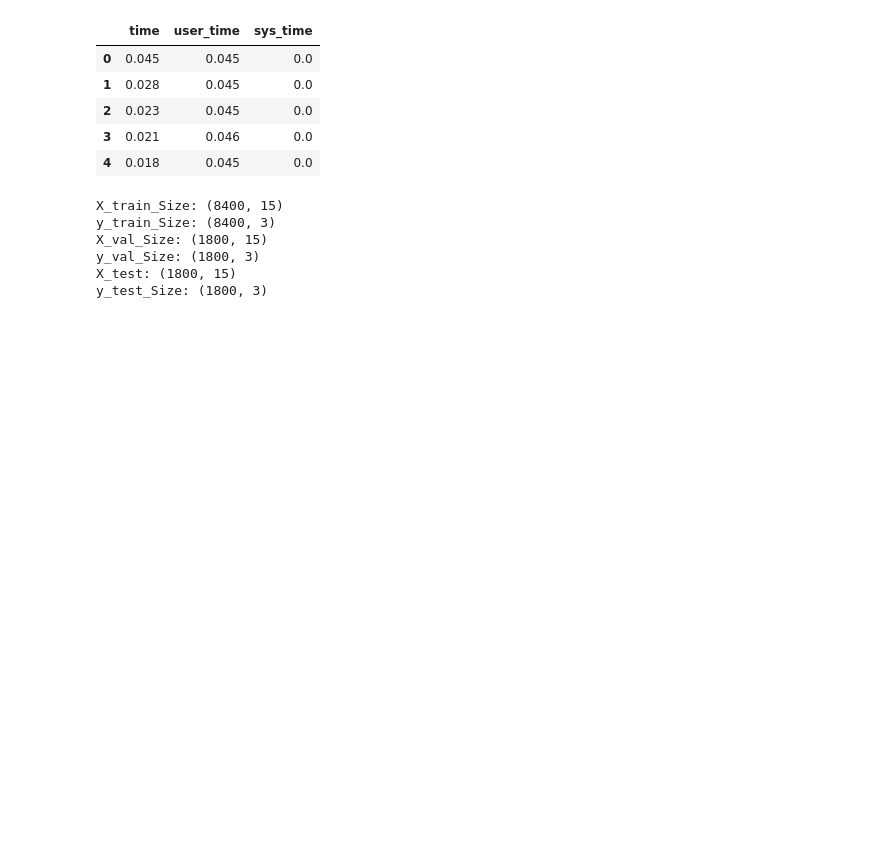
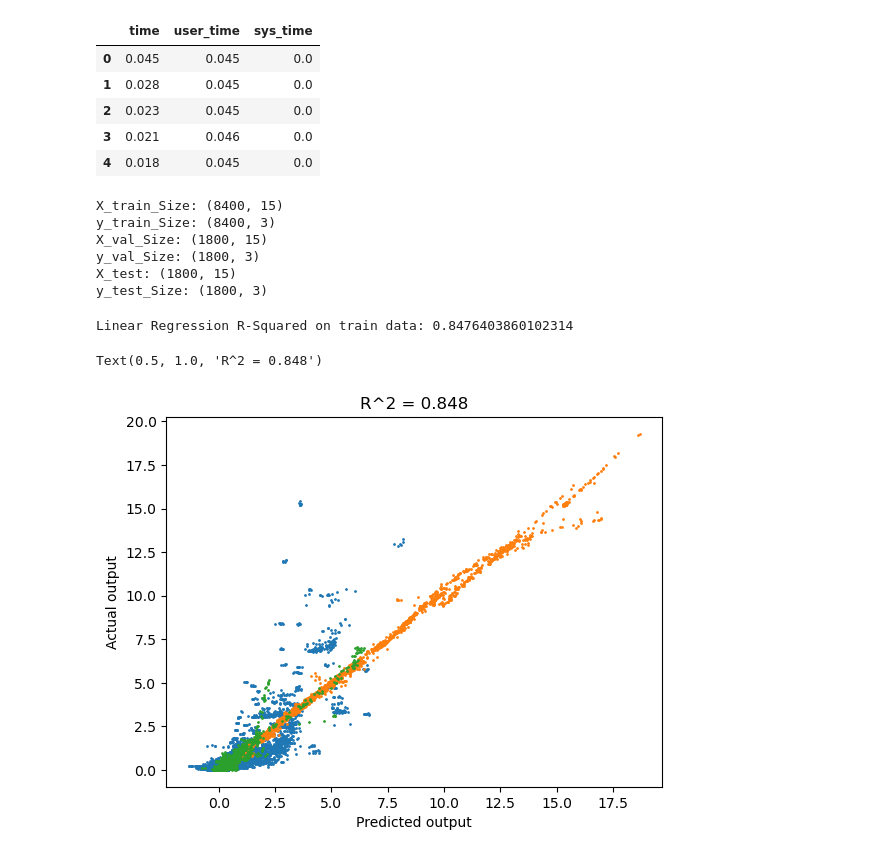
Before and after one commit to WYB929/2023_multicore_project, a Jupyter notebook: src/baseline_models.ipynb, the cells around one changed output. Drawn from its saved outputs; the diff is of its cells as text; code cells hidden in the pictures; blank space fills up the shorter version.

Commit message:
update baseline_models

```diff
--- a/src/baseline_models.ipynb
+++ b/src/baseline_models.ipynb
@@ -50,3 +58,26 @@ X_val_Size: (1800, 15)
 y_val_Size: (1800, 3)
 X_test: (1800, 15)
 y_test_Size: (1800, 3)
+# %%
+# Multiple Regression
+# Sample data
+# X = np.array([[1, 100], [2, 200], [3, 200], [4, 200], [5, 300]])  # input values
+# y = np.array([100, 150, 200, 250, 200])  # output values
+
+# Model
+mul_model = LinearRegression().fit(X_train, y_train)
+rSqr = mul_model.score(X_train,y_train)
+b0, b1 = mul_model.intercept_, mul_model.coef_
+print("Linear Regression R-Squared on train data: "+str(rSqr))
+# yHat = b1[0]*X[:,0] + b1[1]*X[:,1] + b0
+yHat = mul_model.predict(X_train)
+
+# Scatter plot between predicted and actual score of training data:
+plt.plot(yHat,y_train,'o',markersize=1)
+plt.xlabel('Predicted output')
+plt.ylabel('Actual output')
+plt.title('R^2 = {:.3f}'.format(rSqr))
+# %% [output]
+Linear Regression R-Squared on train data: 0.8476403860102314
+Text(0.5, 1.0, 'R^2 = 0.848')
+[figure, added]
```
Also changed, not shown: parts of 4 cells of this notebook.
